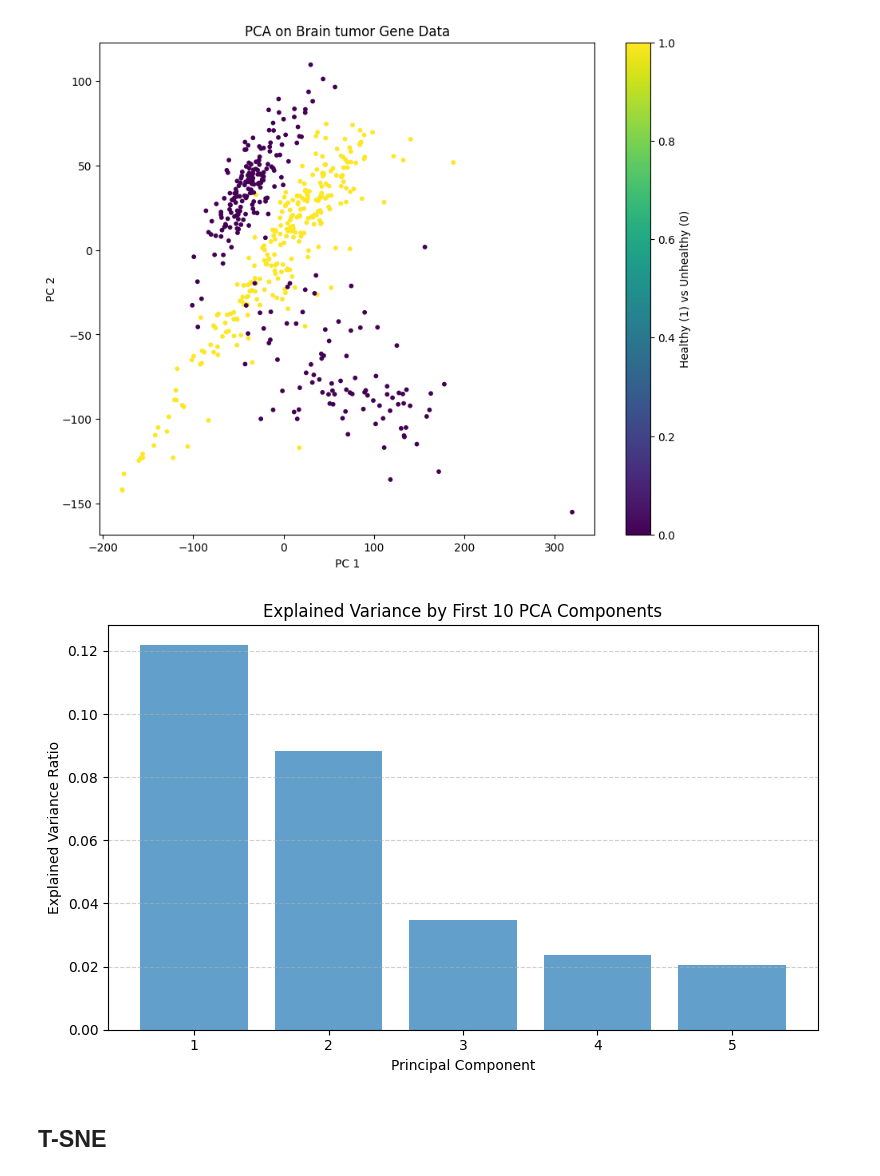
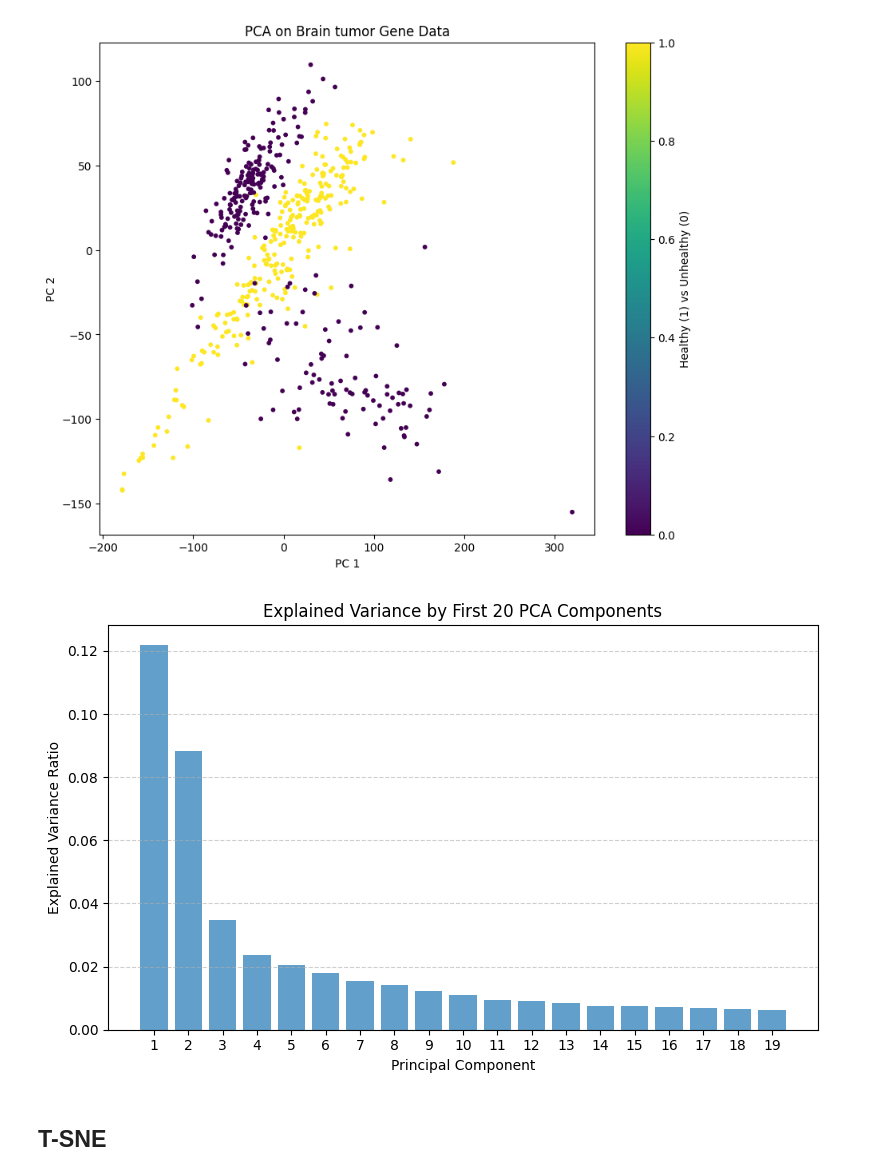
Before and after one commit to tobitotaku/ai-brain-tumor, a Jupyter notebook: 02_dimension_reduction.ipynb, the cells around one changed output. Saved outputs shown, nothing was run; the diff lists cells and outputs as text; code cells hidden in the pictures.

Commit message:
Explained variance barplot: show 20 components

```diff
--- a/02_dimension_reduction.ipynb
+++ b/02_dimension_reduction.ipynb
@@ -71,22 +71,24 @@ plt.show()
 [figure]
 # %%
 
+expl_var_n_components = 20
 
 # Get explained variance ratio
 explained_var = pcaN.explained_variance_ratio_
 
+
 # Plot first 10 components
 plt.figure(figsize=(8, 5))
-plt.bar(range(1, 6), explained_var[:5], alpha=0.7)
+plt.bar(range(1, expl_var_n_components), explained_var[:expl_var_n_components-1], alpha=0.7)
 plt.xlabel('Principal Component')
 plt.ylabel('Explained Variance Ratio')
-plt.title('Explained Variance by First 10 PCA Components')
+plt.title(F'Explained Variance by First {expl_var_n_components} PCA Components')
 plt.grid(axis='y', linestyle='--', alpha=0.6)
-plt.xticks(np.arange(1, 6))
+plt.xticks(np.arange(1, expl_var_n_components))
 plt.tight_layout()
 plt.show()
 # %% [output]
-[figure, old version]
+[figure, new version]
 # %% [markdown]
 ## T-SNE
 # %%
```
Also changed, not shown: parts of 3 cells of this notebook.
